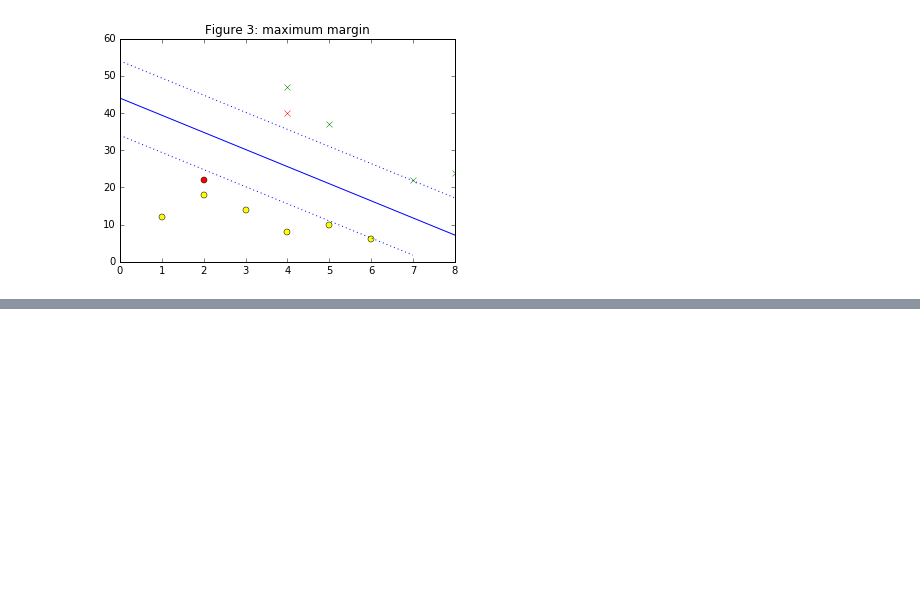
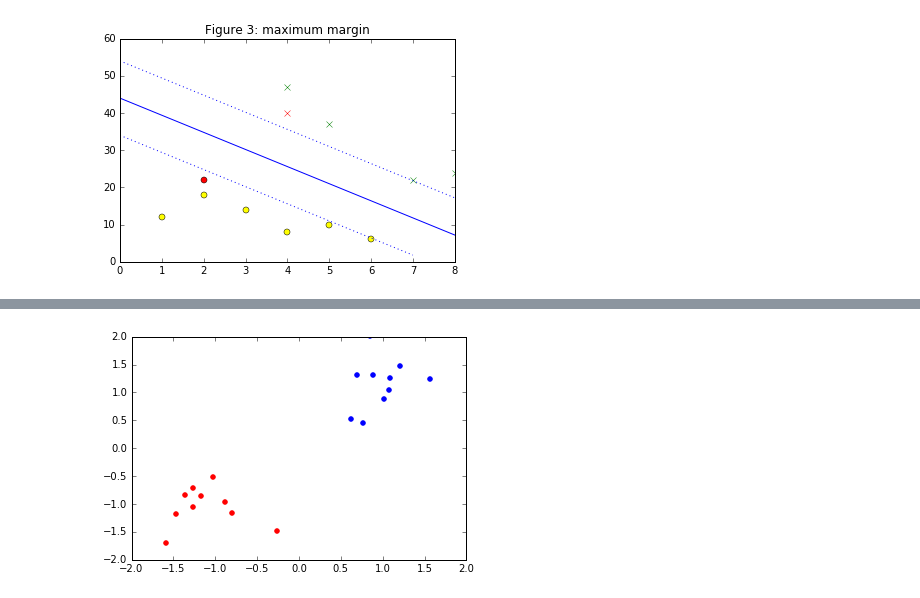
Before and after one commit to muatik/machine-learning-examples, a Jupyter notebook: SVM.ipynb, the cells around one changed output, grey strips where cells are left out. Cells and saved outputs as stored; diff of their text form; code cells hidden in the pictures; blank space fills up the shorter version.

```diff
--- a/SVM.ipynb
+++ b/SVM.ipynb
@@ -58,0 +136,10 @@ plt.title("Figure 3: maximum margin")
+# %%
+g1 = np.random.multivariate_normal((-1,-1), np.eye(2)*0.2, 10)
+g2 = np.random.multivariate_normal((1,1), np.eye(2)*0.2, 10)
+
+plt.scatter(*g1.T, color='r')
+plt.scatter(*g2.T, color='b')
+
+plt.xlim(-2,2); plt.ylim(-2,2);
+# %% [output]
+[figure, added]
```
Also changed, not shown: parts of 16 cells of this notebook, 4 other files.
